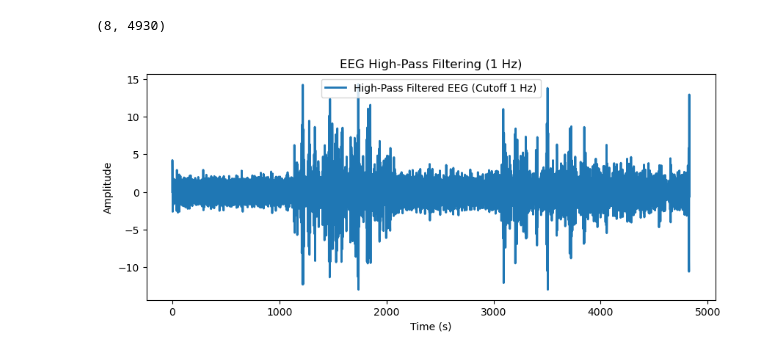
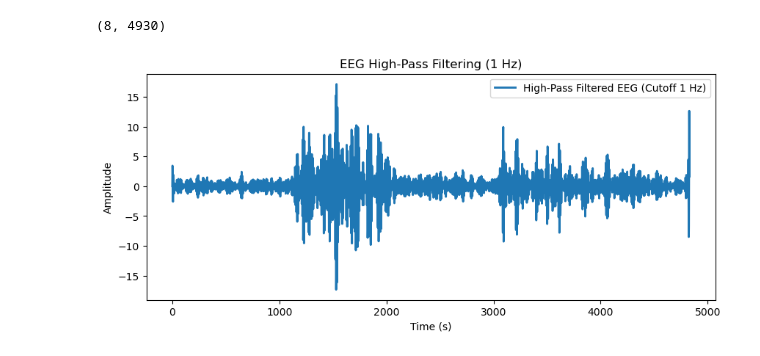
Before and after one commit to GREATLOLO/cogs189, a Jupyter notebook: high-band.ipynb, the cells around one changed output. Saved outputs shown, nothing was run; the diff lists cells and outputs as text; code cells hidden in the pictures.

```diff
--- a/high-band.ipynb
+++ b/high-band.ipynb
@@ -51,33 +51,33 @@ def highpass_filter1(data, lowcut, fs, order=4):
     Parameters:
         data (array): EEG signal.
         lowcut (float): Cutoff frequency (Hz).
         fs (int): Sampling frequency (Hz).
         order (int): Order of the filter (higher = sharper).
 
     Returns:
         array: High-pass filtered EEG signal.
     """
     nyquist = 0.5 * fs
     low = lowcut / nyquist  # Normalize frequency
     b, a = butter(order, low, btype='lowpass')
     return filtfilt(b, a, data)  # Zero-phase filtering
 
 # Example Usage
 fs = 250  # EEG sampling frequency in Hz
-lowcut = 40  # Cutoff frequency (Hz)
+lowcut = 30  # Cutoff frequency (Hz)
 time = np.arange(0, 4830)  # 5 seconds of data
 
-filtered_eeg = highpass_filter(data[0][100:], lowcut, fs)
+filtered_eeg = highpass_filter(data[1][100:], lowcut, fs)
 filtered_eeg = highpass_filter1(filtered_eeg, lowcut, fs)
 
 # Plot Original and Filtered Signal
 plt.figure(figsize=(10, 4))
 ##plt.plot(time, data[0], label="Original EEG (with slow drift)", alpha=0.6)
 plt.plot(time, filtered_eeg, label="High-Pass Filtered EEG (Cutoff 1 Hz)", linewidth=2)
 plt.legend()
 plt.title("EEG High-Pass Filtering (1 Hz)")
 plt.xlabel("Time (s)")
 plt.ylabel("Amplitude")
 plt.show()
 # %% [output]
-[figure, old version]
+[figure, new version]
```
Also changed, not shown: parts of 1 cell of this notebook, 1 other file.
